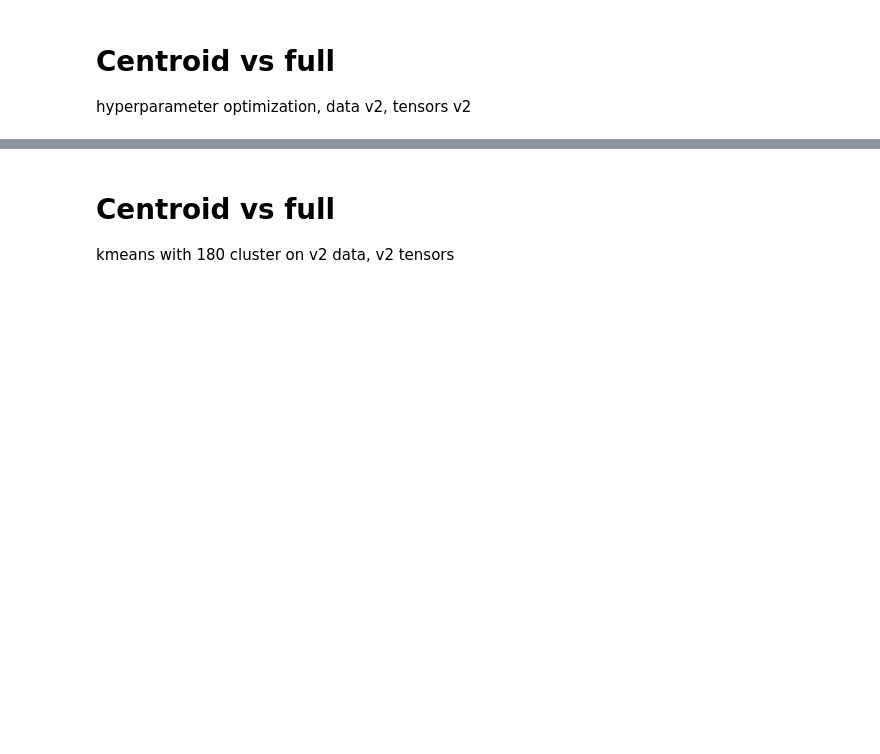
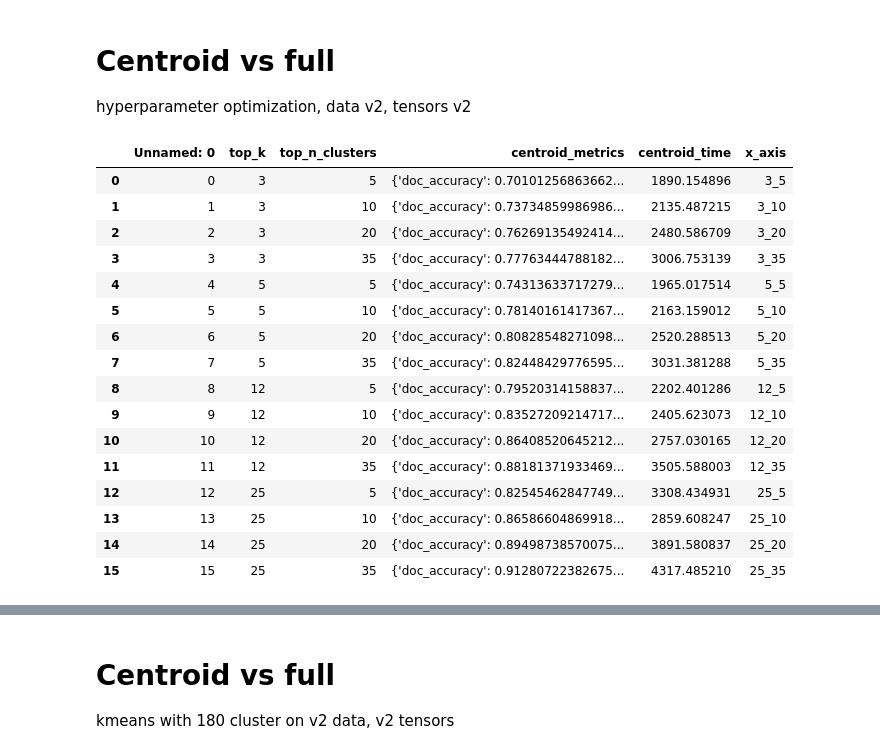
Before and after one commit to czotterbenedek/szakdoga_tdk, a Jupyter notebook: evaluate_results.ipynb, the cells around one changed output, grey strips where cells are left out. Saved outputs shown, nothing was run; the diff lists cells and outputs as text; code cells hidden in the pictures; blank space fills up the shorter version.

```diff
--- a/evaluate_results.ipynb
+++ b/evaluate_results.ipynb
@@ -45,8 +48,28 @@ for title, keys in groups.items():
 # Centroid vs full
 hyperparameter optimization, data v2, tensors v2
 # %%
-centroid_df = pd.read_excel("./data/results/hyperparameter_for_centroid_vs_full/centroid_results.xlsx")
-full_df = pd.read_excel("./data/results/hyperparameter_for_centroid_vs_full/full_results.xlsx")
+centroid_df = pd.read_excel("./data/results/hyperparameter_for_centroid_vs_full_kmeans180_v2/centroid_results.xlsx")
+full_df = pd.read_excel("./data/results/hyperparameter_for_centroid_vs_full_kmeans180_v2/full_results.xlsx")
 centroid_df['centroid_metrics'] = centroid_df['centroid_metrics'].apply(ast.literal_eval)
 full_df['full_metrics'] = full_df['full_metrics'].apply(ast.literal_eval)
 centroid_df['x_axis'] = centroid_df['top_k'].astype(str) + "_" + centroid_df['top_n_clusters'].astype(str)
+# %%
+centroid_df
+# %% [output]
+|  | Unnamed: 0 | top_k | top_n_clusters | centroid_metrics | centroid_time | x_axis |
+| 0 | 0 | 3 | 5 | {'doc_accuracy': 0.70101256863662... | 1890.154896 | 3_5 |
+| 1 | 1 | 3 | 10 | {'doc_accuracy': 0.73734859986986... | 2135.487215 | 3_10 |
+| 2 | 2 | 3 | 20 | {'doc_accuracy': 0.76269135492414... | 2480.586709 | 3_20 |
+| 3 | 3 | 3 | 35 | {'doc_accuracy': 0.77763444788182... | 3006.753139 | 3_35 |
+| 4 | 4 | 5 | 5 | {'doc_accuracy': 0.74313633717279... | 1965.017514 | 5_5 |
+| 5 | 5 | 5 | 10 | {'doc_accuracy': 0.78140161417367... | 2163.159012 | 5_10 |
+| 6 | 6 | 5 | 20 | {'doc_accuracy': 0.80828548271098... | 2520.288513 | 5_20 |
+| 7 | 7 | 5 | 35 | {'doc_accuracy': 0.82448429776595... | 3031.381288 | 5_35 |
+| 8 | 8 | 12 | 5 | {'doc_accuracy': 0.79520314158837... | 2202.401286 | 12_5 |
+| 9 | 9 | 12 | 10 | {'doc_accuracy': 0.83527209214717... | 2405.623073 | 12_10 |
+| 10 | 10 | 12 | 20 | {'doc_accuracy': 0.86408520645212... | 2757.030165 | 12_20 |
+| 11 | 11 | 12 | 35 | {'doc_accuracy': 0.88181371933469... | 3505.588003 | 12_35 |
+| 12 | 12 | 25 | 5 | {'doc_accuracy': 0.82545462847749... | 3308.434931 | 25_5 |
+| 13 | 13 | 25 | 10 | {'doc_accuracy': 0.86586604869918... | 2859.608247 | 25_10 |
+| 14 | 14 | 25 | 20 | {'doc_accuracy': 0.89498738570075... | 3891.580837 | 25_20 |
+| 15 | 15 | 25 | 35 | {'doc_accuracy': 0.91280722382675... | 4317.485210 | 25_35 |
```
Also changed, not shown: parts of 8 cells of this notebook, 3 other files.
